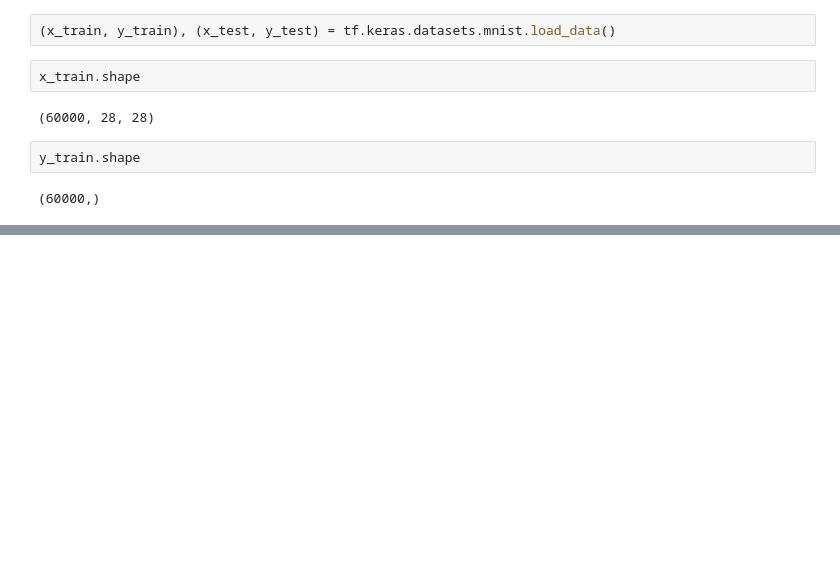
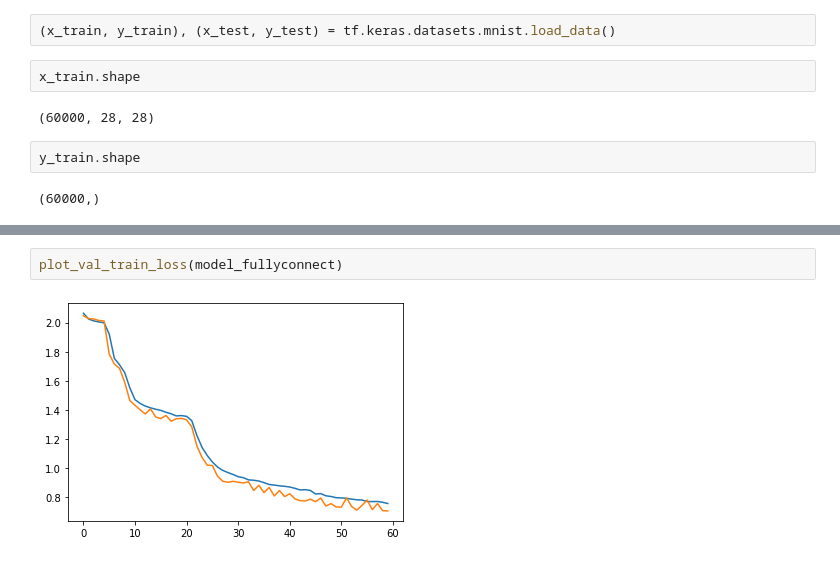
Before and after one commit to mibrahimy/playbooks, a Jupyter notebook: MNIST Classification.ipynb, the cells around one changed output, grey strips where cells are left out. Cells and saved outputs as stored; diff of their text form; blank space fills up the shorter version.

```diff
--- a/MNIST Classification.ipynb
+++ b/MNIST Classification.ipynb
@@ -80,0 +118,4 @@ model_fullyconv.compile(optimizer=tf.keras.optimizers.SGD(), loss=tf.keras.losse
+# %%
+plot_val_train_loss(model_fullyconnect)
+# %% [output]
+[figure, added]
```
Also changed, not shown: parts of 49 cells of this notebook.
